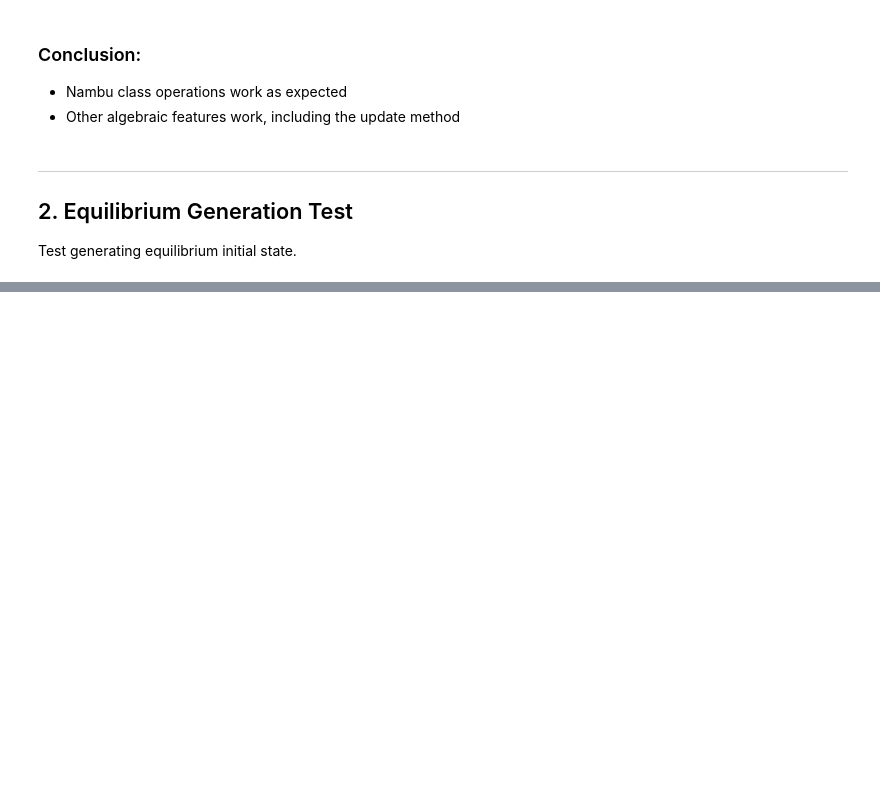
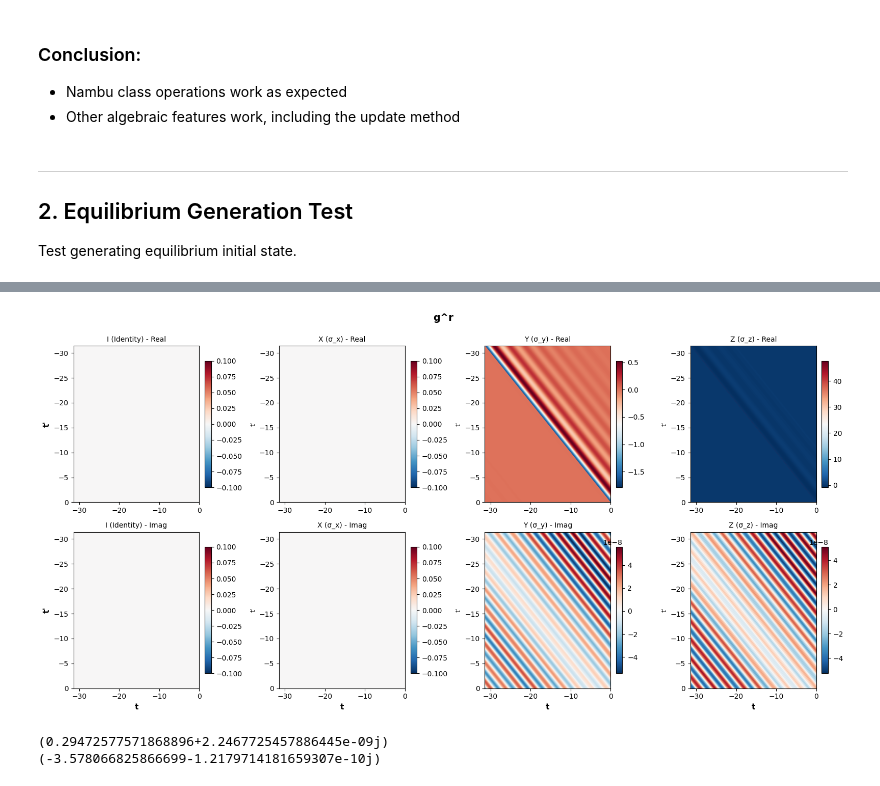
Before and after one commit to j-curtis/psBQP, a Jupyter notebook: code_testing.ipynb, the cells around one changed output, grey strips where cells are left out. Drawn from its saved outputs; the diff is of its cells as text; code cells hidden in the pictures; blank space fills up the shorter version.

```diff
--- a/code_testing.ipynb
+++ b/code_testing.ipynb
@@ -373,0 +377,8 @@ Gap values:
+# %%
+plot_nambu_components(initial_state.gr, evolution.time_grid, 'g^r')
+print(initial_state.gr.trace(2)[0,1])
+print(initial_state.gr.trace(2)[1,0])
+# %% [output]
+[figure, added]
+(0.29472577571868896+2.2467725457886445e-09j)
+(-3.578066825866699-1.2179714181659307e-10j)
```
Also changed, not shown: parts of 11 cells of this notebook, 4 other files.
